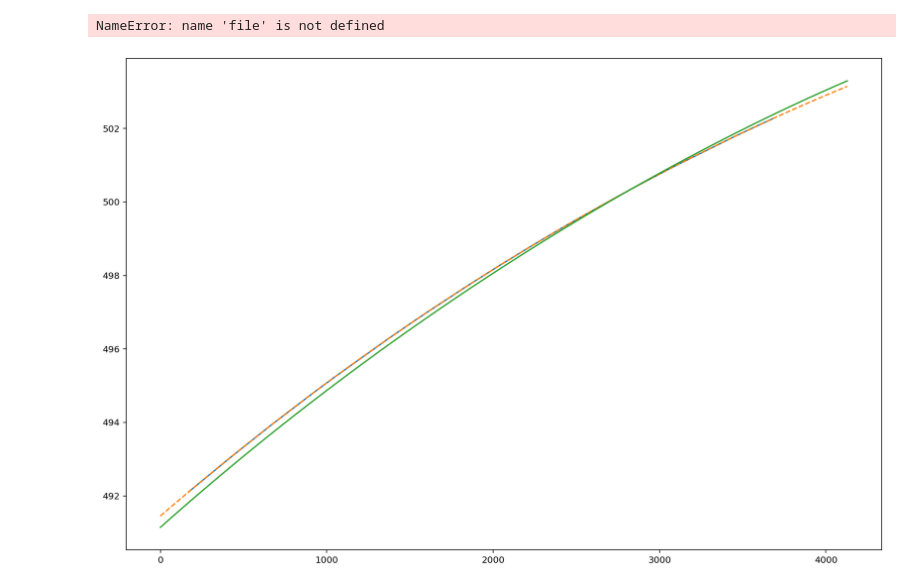
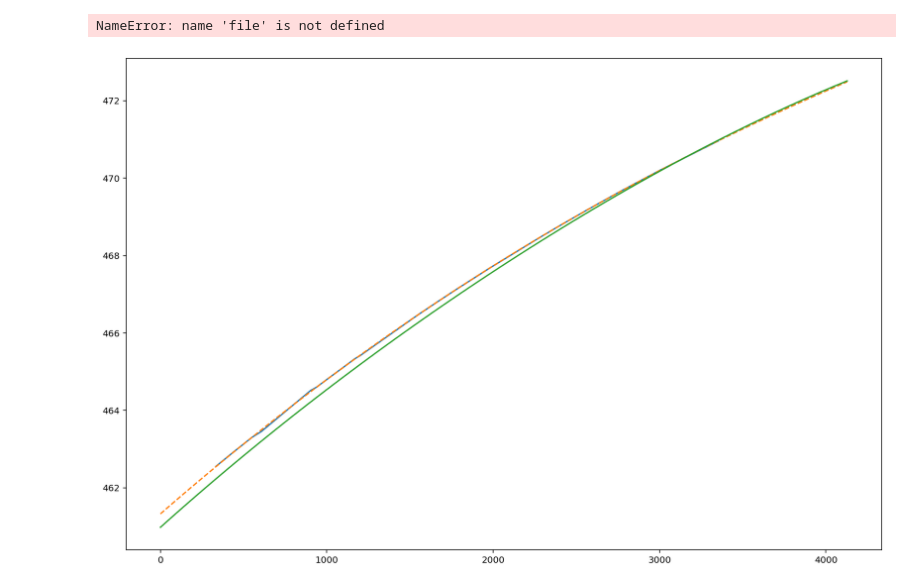
Before and after one commit to svenbuder/velocereduction, a Jupyter notebook: scripts/veloce_luminosa_wavelength_calibration.ipynb, the cells around one changed output. Cells and saved outputs as stored; diff of their text form; code cells hidden in the pictures.

Commit message:
ccd 2 order 131 same

```diff
--- a/scripts/veloce_luminosa_wavelength_calibration.ipynb
+++ b/scripts/veloce_luminosa_wavelength_calibration.ipynb
@@ -313,7 +313,7 @@ for order in range(1,len(file)):
 # %% [output]
 NameError: name 'file' is not defined
 # %%
-for order_name in ['ccd_2_order_123']:
+for order_name in ['ccd_2_order_131']:
 
     plt.figure(figsize=(15,10))
     wavelength_coefficients = np.loadtxt('../veloce_luminosa_reduction/fixed_arc_positions/'+order_name+'_px_wl.txt',comments='#')
@@ -342,34 +342,34 @@ for order_name in ['ccd_2_order_123']:
     )
 
     try:
         adjusted_coeffs = [
             initial_wavelength_coeffs[order_name][0]-1.,
             initial_wavelength_coeffs[order_name][1]+0.0003,
             initial_wavelength_coeffs[order_name][2],
             initial_wavelength_coeffs[order_name][3],
             initial_wavelength_coeffs[order_name][4]
         ]
     except:
         adjusted_coeffs = [
             initial_wavelength_coeffs[order_name][0]-1.5,
             initial_wavelength_coeffs[order_name][1]+0.0003,
             initial_wavelength_coeffs[order_name][2],
             initial_wavelength_coeffs[order_name][3],
             0.0
         ]
 
     ydata = fourth_order(np.linspace(0,4128,100), *adjusted_coeffs)
 
 #     plt.ylim(np.min(ydata),np.max(ydata))
 
     plt.plot(
         np.linspace(0,4128,100),
         ydata
     )
     plt.show()
     plt.close()
 # %% [output]
-[figure, old version]
+[figure, new version]
 # %%
 def gaussian(x, b, A, mu, sigma):
     return b + A * np.exp(-(x - mu)**2 / (2 * sigma**2))
```
Also changed, not shown: 1 other file.
